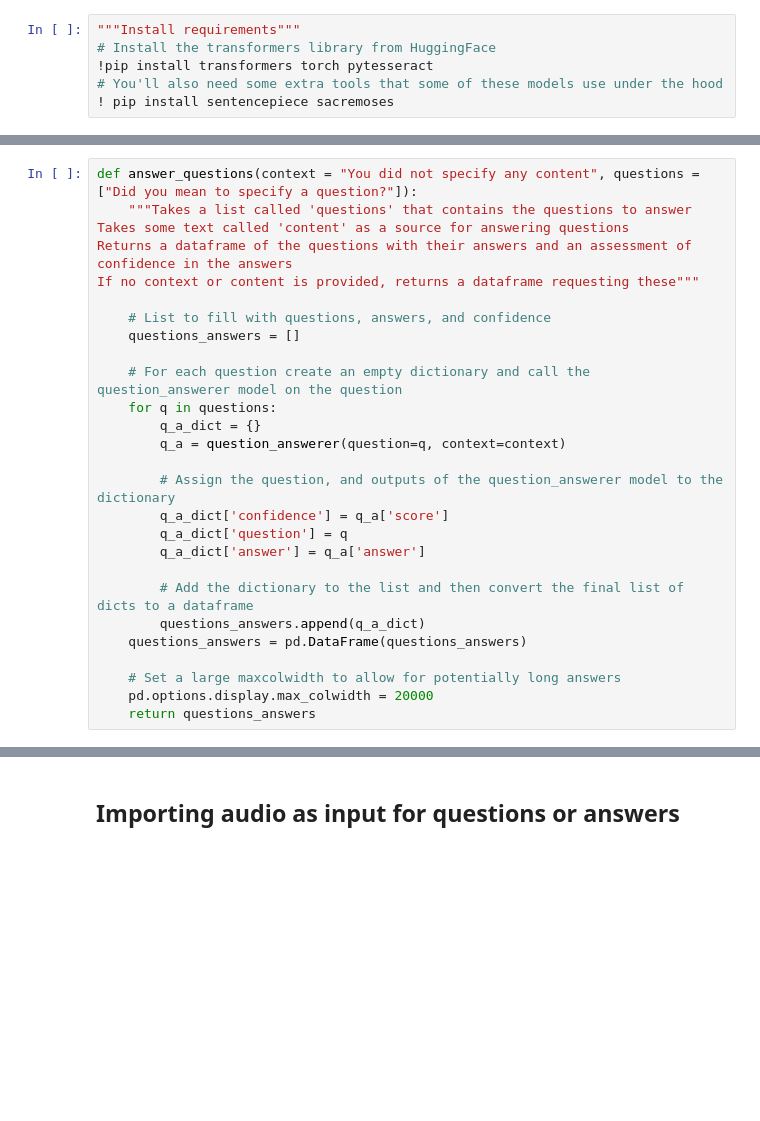
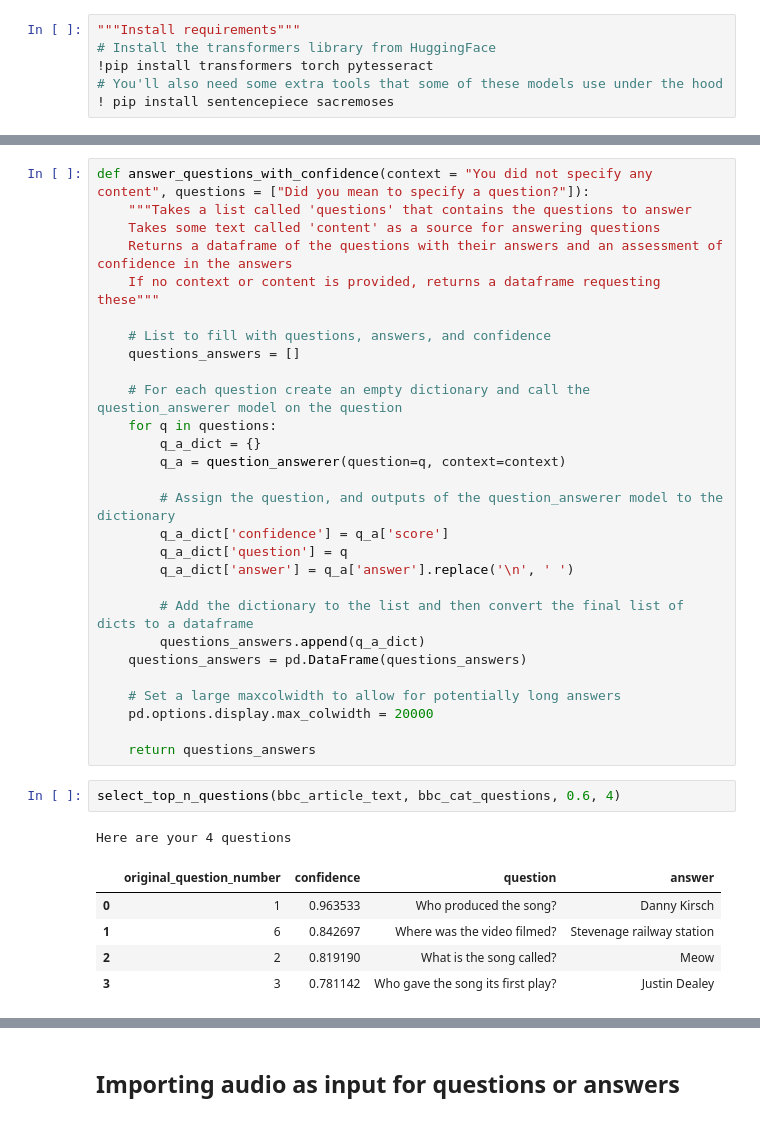
Before and after one commit to sjacob-07/quizachu, a Jupyter notebook: notebooks/GRDWilliams_answer_questions.ipynb, the cells around one changed output, grey strips where cells are left out. Cells and saved outputs as stored; diff of their text form; blank space fills up the shorter version.

```diff
--- a/notebooks/GRDWilliams_answer_questions.ipynb
+++ b/notebooks/GRDWilliams_answer_questions.ipynb
@@ -58,9 +53,9 @@ question = ['Where is Spain?'] # Example question
 # %%
-def answer_questions(context = "You did not specify any content", questions = ["Did you mean to specify a question?"]):
+def answer_questions_with_confidence(context = "You did not specify any content", questions = ["Did you mean to specify a question?"]):
     """Takes a list called 'questions' that contains the questions to answer
-Takes some text called 'content' as a source for answering questions
-Returns a dataframe of the questions with their answers and an assessment of confidence in the answers
-If no context or content is provided, returns a dataframe requesting these"""
+    Takes some text called 'content' as a source for answering questions
+    Returns a dataframe of the questions with their answers and an assessment of confidence in the answers
+    If no context or content is provided, returns a dataframe requesting these"""
 
     # List to fill with questions, answers, and confidence
     questions_answers = []
@@ -73,7 +68,7 @@ If no context or content is provided, returns a dataframe requesting these"""
         # Assign the question, and outputs of the question_answerer model to the dictionary
         q_a_dict['confidence'] = q_a['score']
         q_a_dict['question'] = q
-        q_a_dict['answer'] = q_a['answer']
+        q_a_dict['answer'] = q_a['answer'].replace('\n', ' ')
 
         # Add the dictionary to the list and then convert the final list of dicts to a dataframe
         questions_answers.append(q_a_dict)
@@ -81,5 +76,15 @@ If no context or content is provided, returns a dataframe requesting these"""
 
     # Set a large maxcolwidth to allow for potentially long answers
     pd.options.display.max_colwidth = 20000
+
     return questions_answers
+# %%
+select_top_n_questions(bbc_article_text, bbc_cat_questions, 0.6, 4)
+# %% [output]
+Here are your 4 questions
+|  | original_question_number | confidence | question | answer |
+| 0 | 1 | 0.963533 | Who produced the song? | Danny Kirsch |
+| 1 | 6 | 0.842697 | Where was the video filmed? | Stevenage railway station |
+| 2 | 2 | 0.819190 | What is the song called? | Meow |
+| 3 | 3 | 0.781142 | Who gave the song its first play? | Justin Dealey |
 # %%
```
Also changed, not shown: parts of 23 cells of this notebook, 8 other files.
